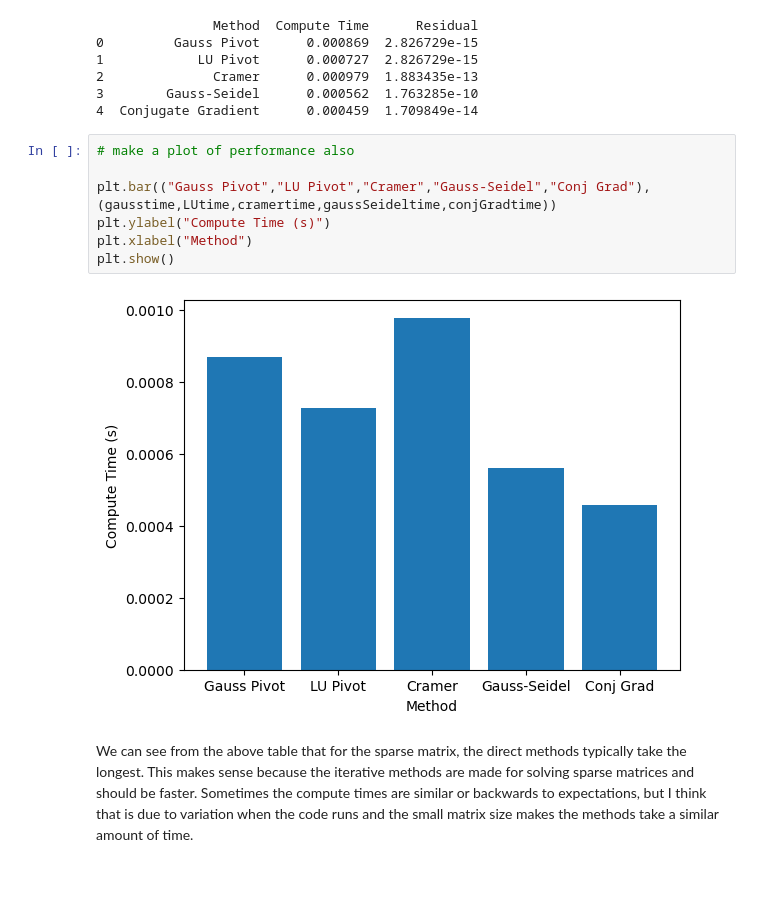
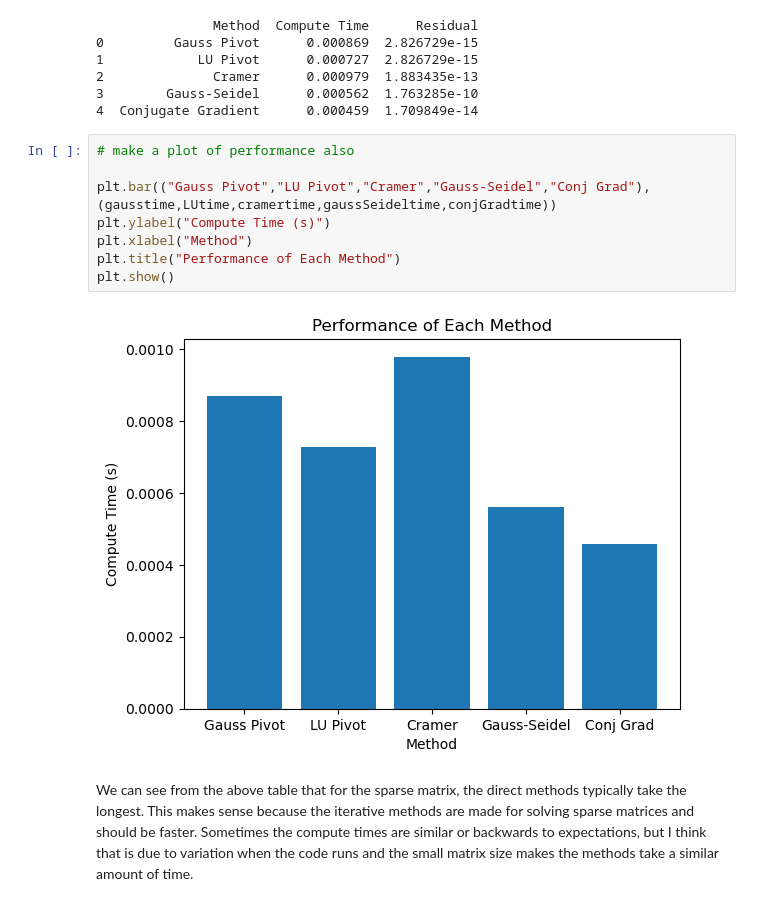
Before and after one commit to sladesladeslade/SchoolStuff, a Jupyter notebook: aeroComputing/HW3/AEEM2058_Slade_Brooks_HW3.ipynb, the cells around one changed output. Drawn from its saved outputs; the diff is of its cells as text; blank space fills up the shorter version.

```diff
--- a/aeroComputing/HW3/AEEM2058_Slade_Brooks_HW3.ipynb
+++ b/aeroComputing/HW3/AEEM2058_Slade_Brooks_HW3.ipynb
@@ -168,12 +168,13 @@ print(df)
 # %%
 # make a plot of performance also
 
 plt.bar(("Gauss Pivot","LU Pivot","Cramer","Gauss-Seidel","Conj Grad"),(gausstime,LUtime,cramertime,gaussSeideltime,conjGradtime))
 plt.ylabel("Compute Time (s)")
 plt.xlabel("Method")
+plt.title("Performance of Each Method")
 plt.show()
 # %% [output]
-[figure, old version]
+[figure, new version]
 # %% [markdown]
 We can see from the above table that for the sparse matrix, the direct methods typically take the longest. This makes sense because the iterative methods are made for solving sparse matrices and should be faster. Sometimes the compute times are similar or backwards to expectations, but I think that is due to variation when the code runs and the small matrix size makes the methods take a similar amount of time.
 # %% [markdown]
```
Also changed, not shown: parts of 2 cells of this notebook.
